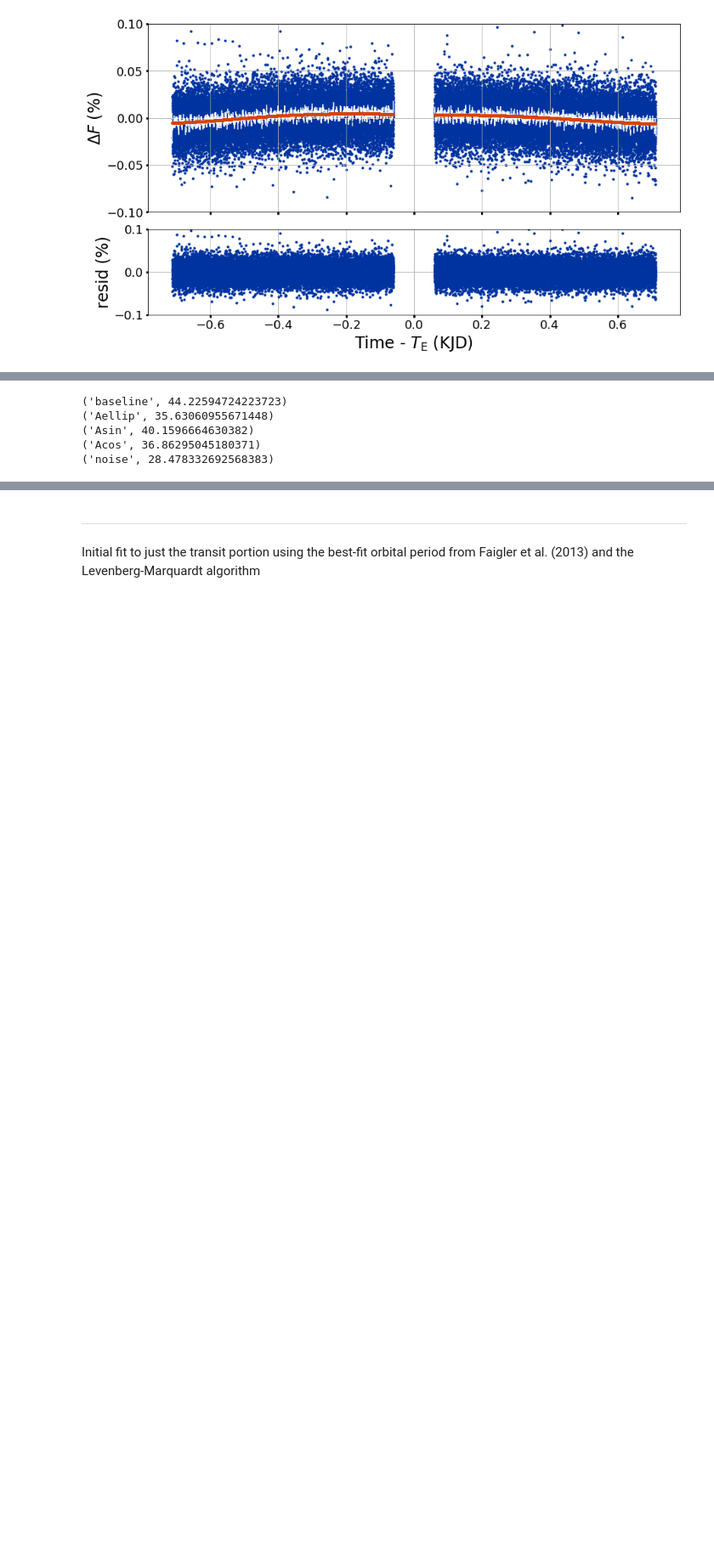
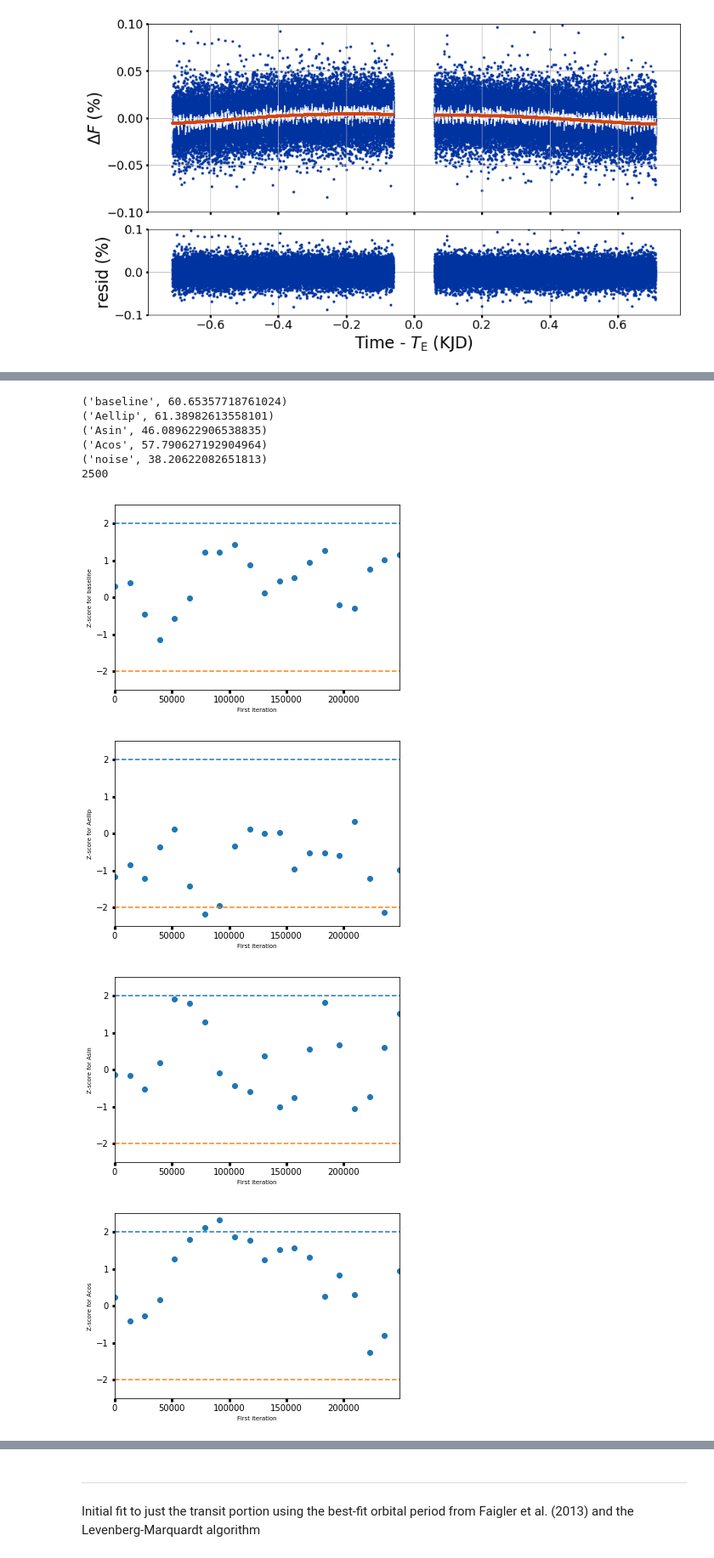
Before and after one commit to BoiseStatePlanetary/Searching-for-Variability-in-Eclipses-in-the-Kepler-Dataset, a Jupyter notebook: code/Analysis_of_Kepler76b.ipynb, the cells around one changed output, grey strips where cells are left out. Shown at 85% size. Drawn from its saved outputs; the diff is of its cells as text; code cells hidden in the pictures; blank space fills up the shorter version.

```diff
--- a/code/Analysis_of_Kepler76b.ipynb
+++ b/code/Analysis_of_Kepler76b.ipynb
@@ -421,9 +409,32 @@ Text(0,0.5,'noise (ppm)')
+# %%
+burn = 0
+for cur_key in ['baseline', 'Aellip', 'Asin', 'Acos', 'noise']:
+
+    mean_chain = np.mean(np.array(new_BEER_out.flatchain[cur_key]).reshape((nwalkers, nsteps)).transpose(),
+                         axis=1)
+    max_int_time = integrated_time(mean_chain, c=5)
+    print(cur_key, max_int_time)
+
+    burn = int(np.max([burn, 10.*max_int_time]))
+
+# Just to be safe
+if(burn < 0.5*len(mean_chain)):
+    burn = int(0.5*len(mean_chain))
+
+print(burn)
+# %% [output]
+('baseline', 60.65357718761024)
+('Aellip', 61.38982613558101)
+('Asin', 46.089622906538835)
+('Acos', 57.790627192904964)
+('noise', 38.20622082651813)
+2500
 # %%
 for cur_key in ['baseline', 'Aellip', 'Asin', 'Acos', 'noise']:
-    print(cur_key, np.max(integrated_time(new_BEER_out.flatchain[cur_key])))
+    mean_score = geweke(np.array(new_BEER_out.flatchain[cur_key])[burn:])
+    geweke_plot(mean_score, name=cur_key)
 # %% [output]
-('baseline', 44.22594724223723)
-('Aellip', 35.63060955671448)
-('Asin', 40.1596664630382)
-('Acos', 36.86295045180371)
-('noise', 28.478332692568383)
+[figure, added]
+[figure, added]
+[figure, added]
+[figure, added]
```
Also changed, not shown: parts of 5 cells of this notebook, 1 other file.
